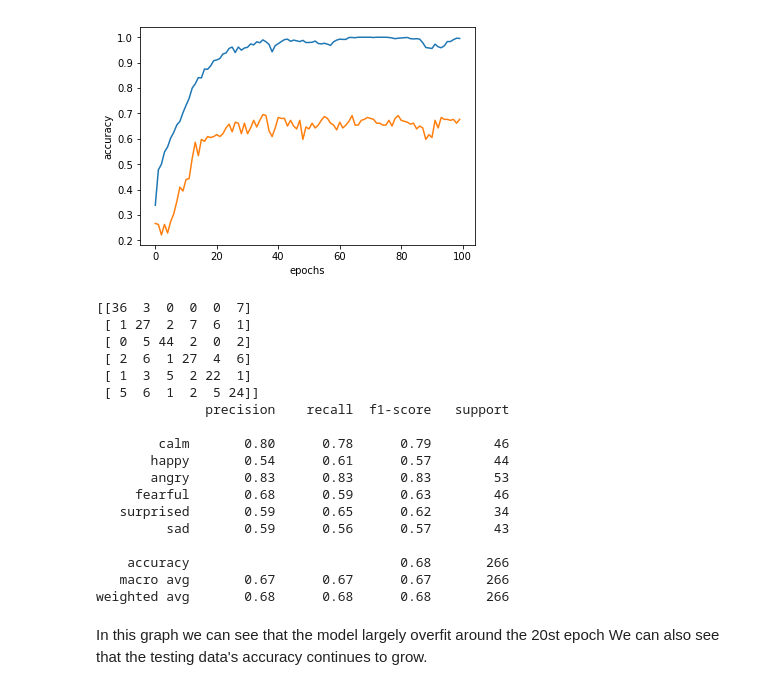
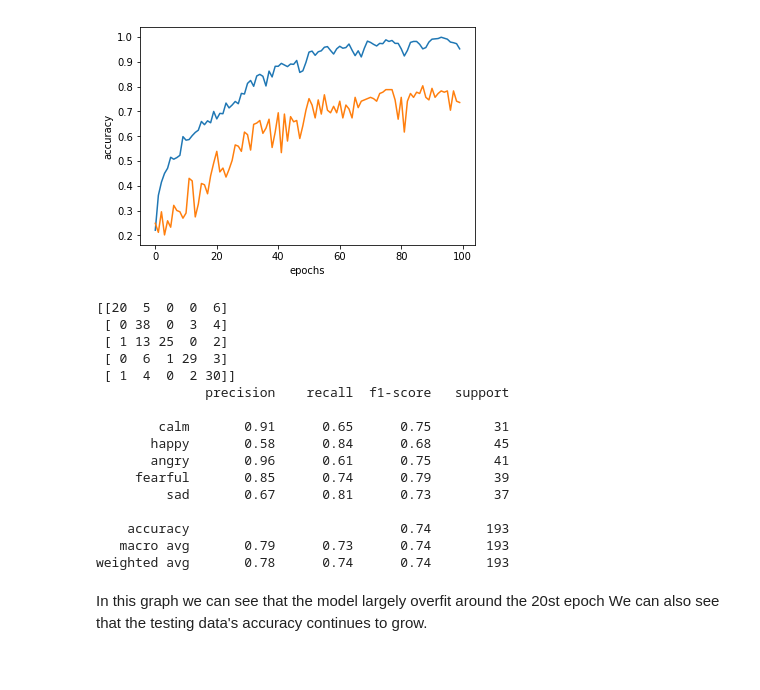
Before and after one commit to Faudil/sound-encoding-neural-network, a Jupyter notebook: Emotion_classifier_Lstm.ipynb, the cells around one changed output. Saved outputs shown, nothing was run; the diff lists cells and outputs as text; code cells hidden in the pictures.

```diff
--- a/Emotion_classifier_Lstm.ipynb
+++ b/Emotion_classifier_Lstm.ipynb
@@ -56,8 +58,8 @@ class PerformanceLogger(Callback):
         self.testing.append((logs["val_loss"], logs["val_acc"]))
 # %%
 # This function prints metrics about a model
-def print_metrics(X, Y, label_name_list):
-    Y_pred = vm.model._model.predict(X)
+def print_metrics(voice_module, X, Y, label_name_list):
+    Y_pred = voice_module.model._model.predict(X)
     Y_pred = np.argmax(Y_pred, axis=1)
     Y_max = np.argmax(Y, axis=1)
     print(confusion_matrix(Y_max, Y_pred))
@@ -81,16 +83,15 @@ class EmotionClassifierLstm(KerasClassifier):
         # and reach exponential weight value
         model.add(BatchNormalization())
         # This is THE feature extraction layer
-        model.add(LSTM(128, input_shape=(70, 13)))
+        model.add(LSTM(128, input_shape=(128, 13), kernel_regularizer=l2(0.01)))
         model.add(Activation('relu'))
         model.add(Flatten())
         model.add(BatchNormalization())
         # This is the second part of the network, this one will be fine tuned later
         model.add(GaussianNoise(0.2))
-
         # The two last layers will be fine-tuned at the end of this notebook
         model.add(Dense(64))
-        model.add(Dense(6))
+        model.add(Dense(5))
         model.add(Activation('softmax'))
         model.compile(loss='categorical_crossentropy', optimizer='adam', metrics=['accuracy'])
         self._model = model
@@ -100,15 +101,15 @@ class EmotionClassifierLstm(KerasClassifier):
 
     def transform(self, x, samplerate):
         to_process = mfcc(x, samplerate, 13)
-        to_process = pad_sequences([to_process], maxlen=70, padding='post')[0]
+        to_process = pad_sequences([to_process], maxlen=128, padding='post')[0]
         return to_process
 # %%
 #Instanciate model
-emotion_list = ["calm", "happy", "angry", "fearful", "surprised", "sad"]
+emotion_list = ["calm", "happy", "angry", "fearful", "sad"]
 dimension_mfcc = 13
 samplerate = 16000
 nb_break=None
-sample_duration=2
+sample_duration=3
 step=2
 
 logger = PerformanceLogger()
@@ -181,31 +177,29 @@ Epoch 100/100
 # %%
 
 plt.plot(list(range(0, len(logger.training))), list(map(lambda x:x[1], logger.training)), label="training data")
 plt.plot(list(range(0, len(logger.testing))), list(map(lambda x:x[1], logger.testing)), label="testing data")
 plt.xlabel('epochs')
 plt.ylabel('accuracy')
 plt.show()
-print_metrics(X_test, Y_test, emotion_list)
+print_metrics(vm, X_test, Y_test, emotion_list)
 # %% [output]
-[figure, old version]
+[figure, new version]
-[[36  3  0  0  0  7]
- [ 1 27  2  7  6  1]
- [ 0  5 44  2  0  2]
- [ 2  6  1 27  4  6]
- [ 1  3  5  2 22  1]
- [ 5  6  1  2  5 24]]
+[[20  5  0  0  6]
+ [ 0 38  0  3  4]
+ [ 1 13 25  0  2]
+ [ 0  6  1 29  3]
+ [ 1  4  0  2 30]]
               precision    recall  f1-score   support
 
-        calm       0.80      0.78      0.79        46
-       happy       0.54      0.61      0.57        44
-       angry       0.83      0.83      0.83        53
-     fearful       0.68      0.59      0.63        46
-   surprised       0.59      0.65      0.62        34
-         sad       0.59      0.56      0.57        43
+        calm       0.91      0.65      0.75        31
+       happy       0.58      0.84      0.68        45
+       angry       0.96      0.61      0.75        41
+     fearful       0.85      0.74      0.79        39
+         sad       0.67      0.81      0.73        37
 
-    accuracy                           0.68       266
-   macro avg       0.67      0.67      0.67       266
-weighted avg       0.68      0.68      0.68       266
+    accuracy                           0.74       193
+   macro avg       0.79      0.73      0.74       193
+weighted avg       0.78      0.74      0.74       193
 # %% [markdown]
 In this graph we can see that the model largely overfit around the 20st epoch
 We can also see that the testing data's accuracy continues to grow.
```
Also changed, not shown: parts of 21 cells of this notebook, 7 other files.
